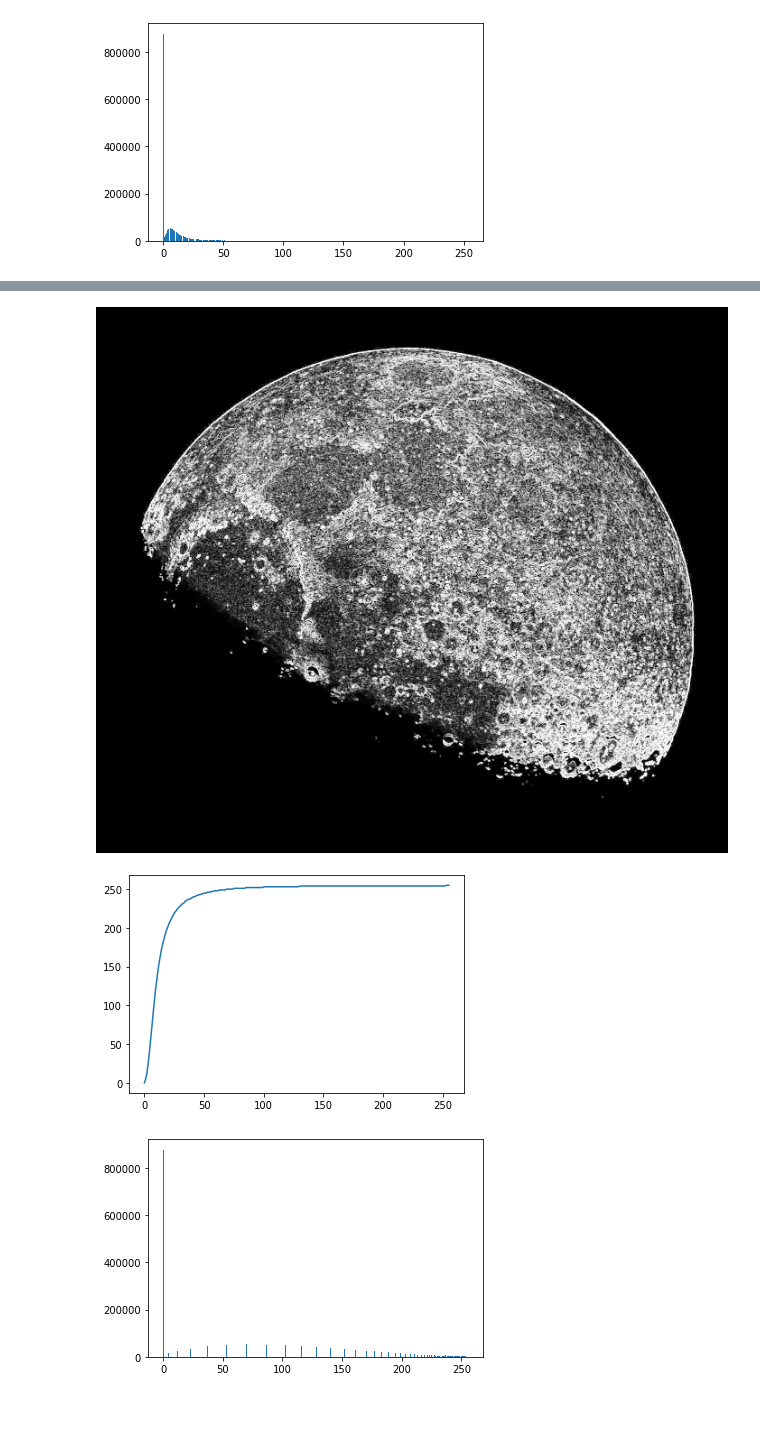
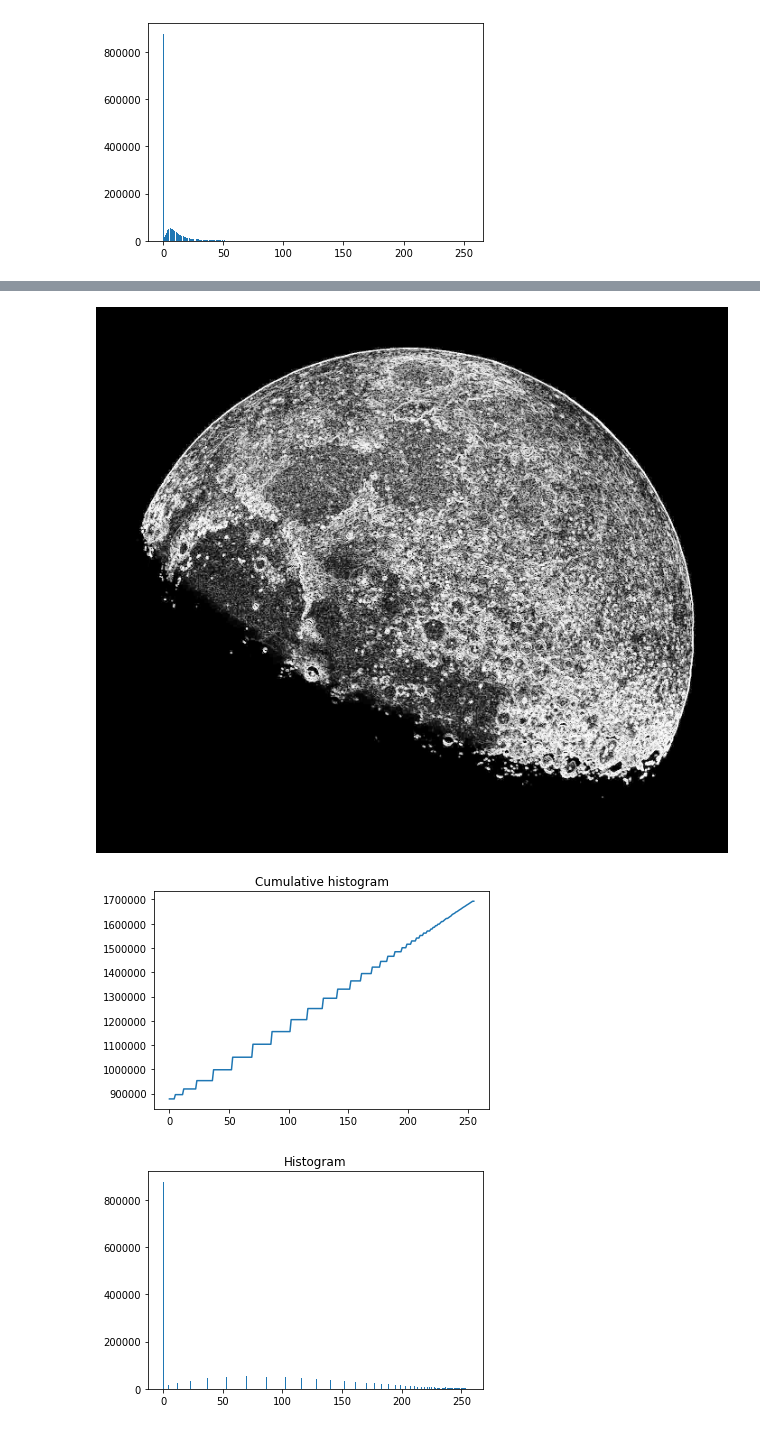
Before and after one commit to DichotoMe/Introduction-to-graphics, a Jupyter notebook: histogram.ipynb, the cells around one changed output, grey strips where cells are left out. Drawn from its saved outputs; the diff is of its cells as text; code cells hidden in the pictures.

```diff
--- a/histogram.ipynb
+++ b/histogram.ipynb
@@ -42,20 +45,23 @@ cdf_m = nom_cdf_m / den_cdf_m
 
 cdf = np.ma.filled(cdf_m, 0).astype('uint8')
 
-plot(cdf)
-
 img2 = cdf[fl]
 img3 = np.reshape(img2, img1.shape)
 
+histogram, bins = np.histogram(img3, 256, [0, 255])
+plot(histogram.cumsum())
+title("Cumulative histogram")
+
 img4 = Image.fromarray(img3)
 img4
 # %% [output]
 [figure]
-[figure, old version]
+[figure, new version]
 # %%
 figure()
 arr = array(img4)
 hist(arr.flatten(), 300)
+title("Histogram")
 show()
 # %% [output]
-[figure, old version]
+[figure, new version]
```
Also changed, not shown: parts of 2 cells of this notebook.
